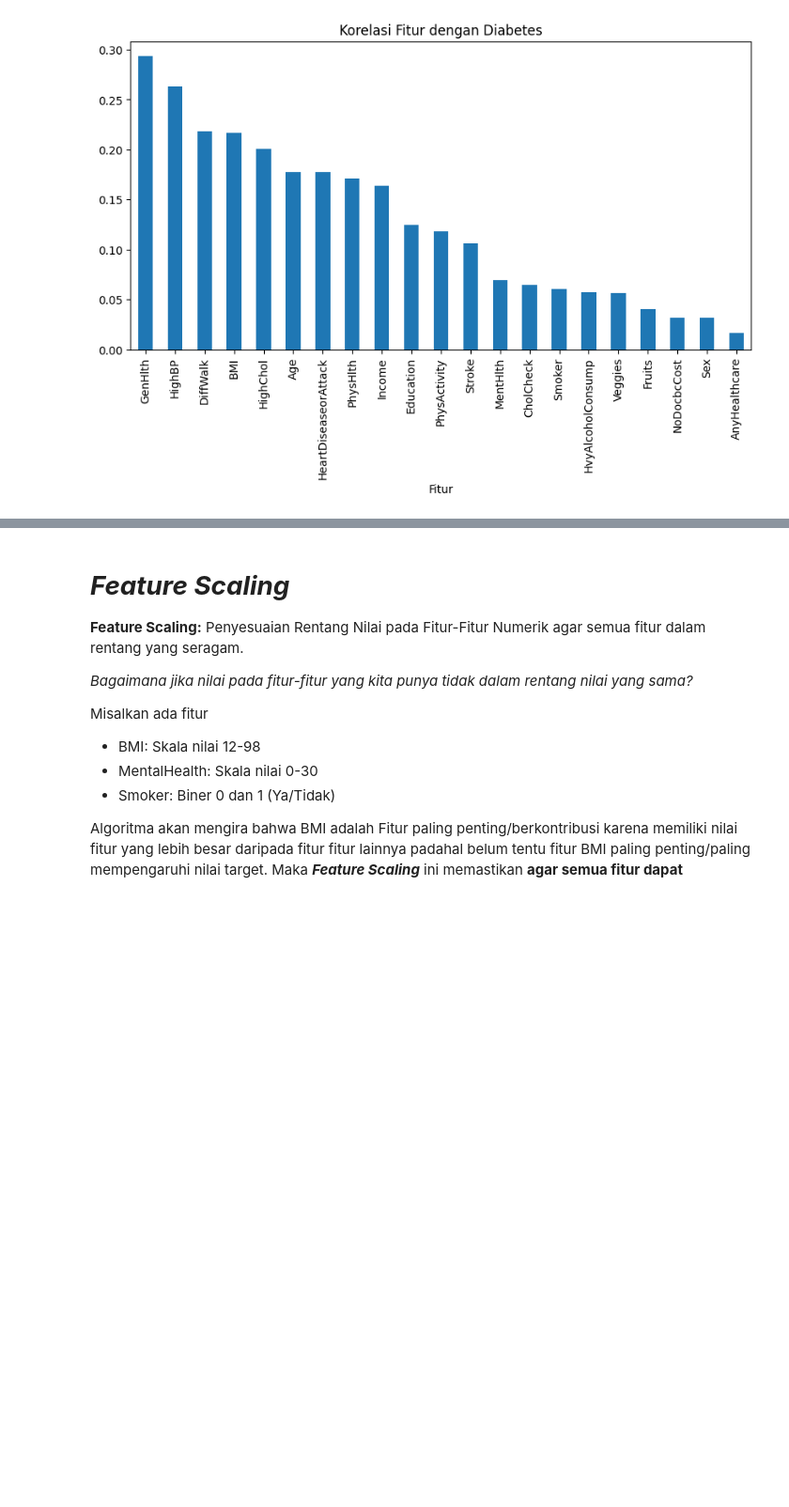
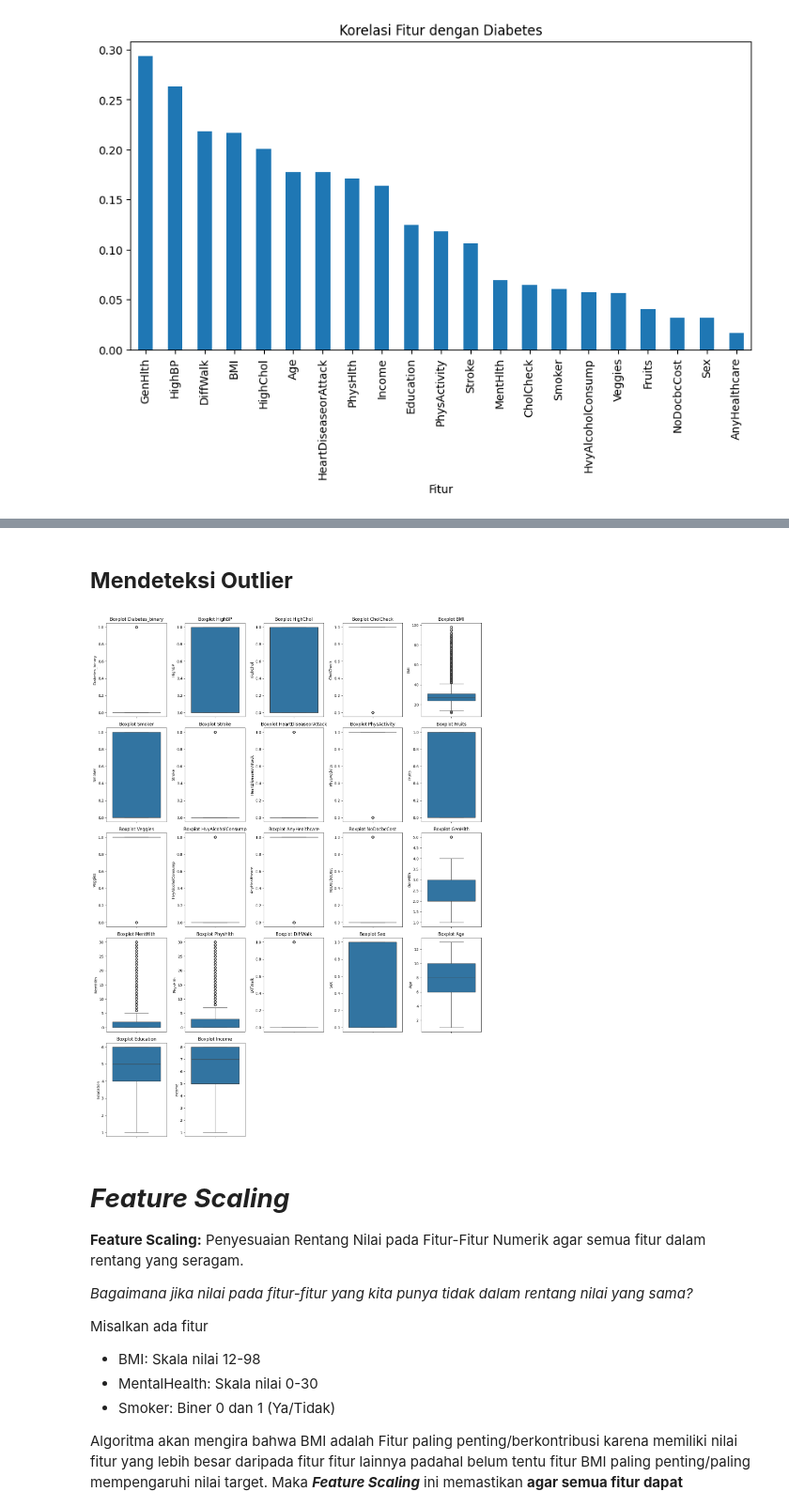
Before and after one commit to Ariqueeezz/MachineLearningProject, a Jupyter notebook: Experiment_DiabetesPrediction.ipynb, the cells around one changed output, grey strips where cells are left out. Shown at 94% size. Drawn from its saved outputs; the diff is of its cells as text; code cells hidden in the pictures; blank space fills up the shorter version.

```diff
--- a/Experiment_DiabetesPrediction.ipynb
+++ b/Experiment_DiabetesPrediction.ipynb
@@ -132,3 +159,24 @@ plt.show()
+# %% [markdown]
+## **Mendeteksi Outlier**
+# %%
+n_vars = data.shape[1]
+n_rows = 5
+n_cols = -(-n_vars // n_rows)
+
+fig, axes = plt.subplots(n_rows, n_cols, figsize=(15, 20))
+axes = axes.flatten()
+
+for i, col in enumerate(data.columns):
+    sns.boxplot(data=data[col], ax=axes[i])
+    axes[i].set_title(f"Boxplot {col}")
+
+for i in range(n_vars, n_rows * n_cols):
+    fig.delaxes(axes[i])
+
+plt.tight_layout()
+plt.show()
+# %% [output]
+[figure, added]
 # %% [markdown]
 # ***Feature Scaling***
 
```
Also changed, not shown: parts of 30 cells of this notebook.
